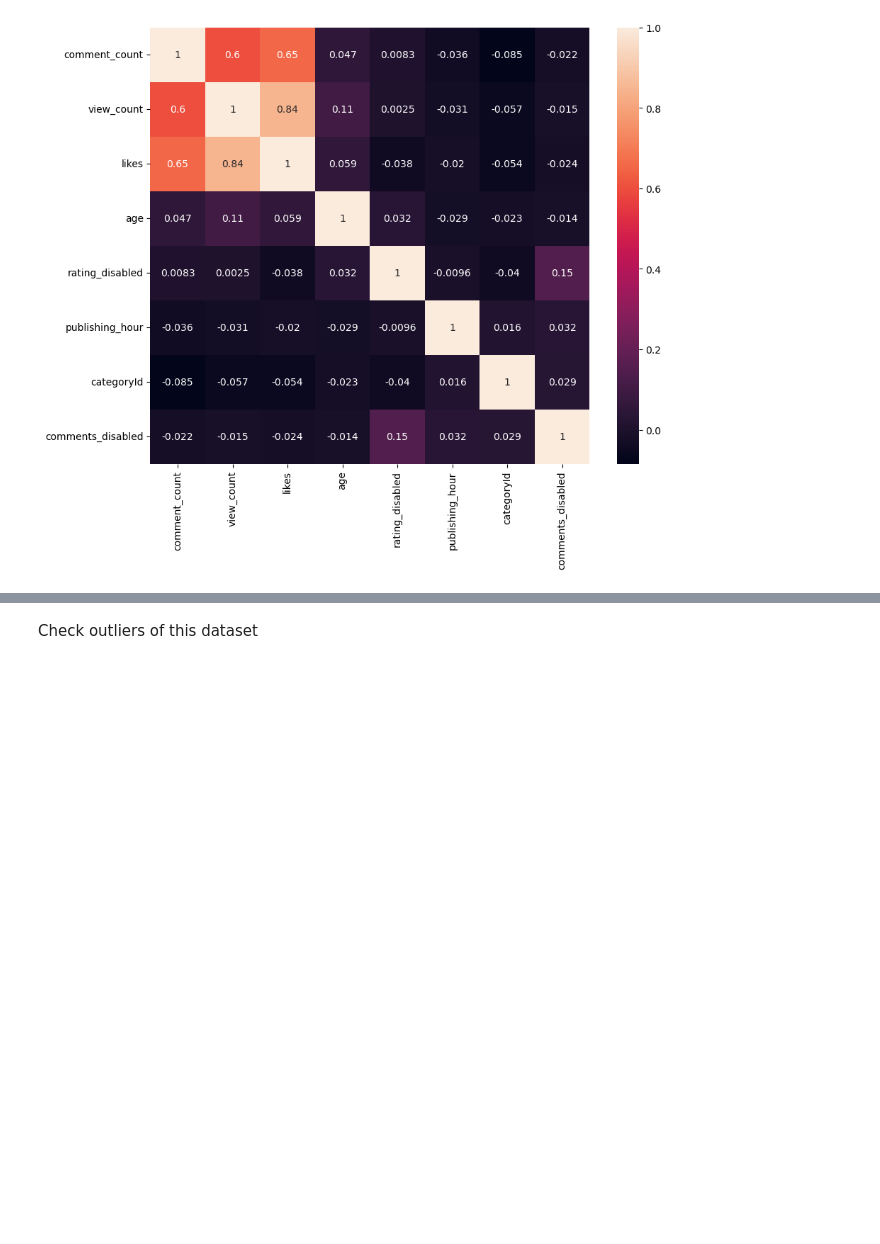
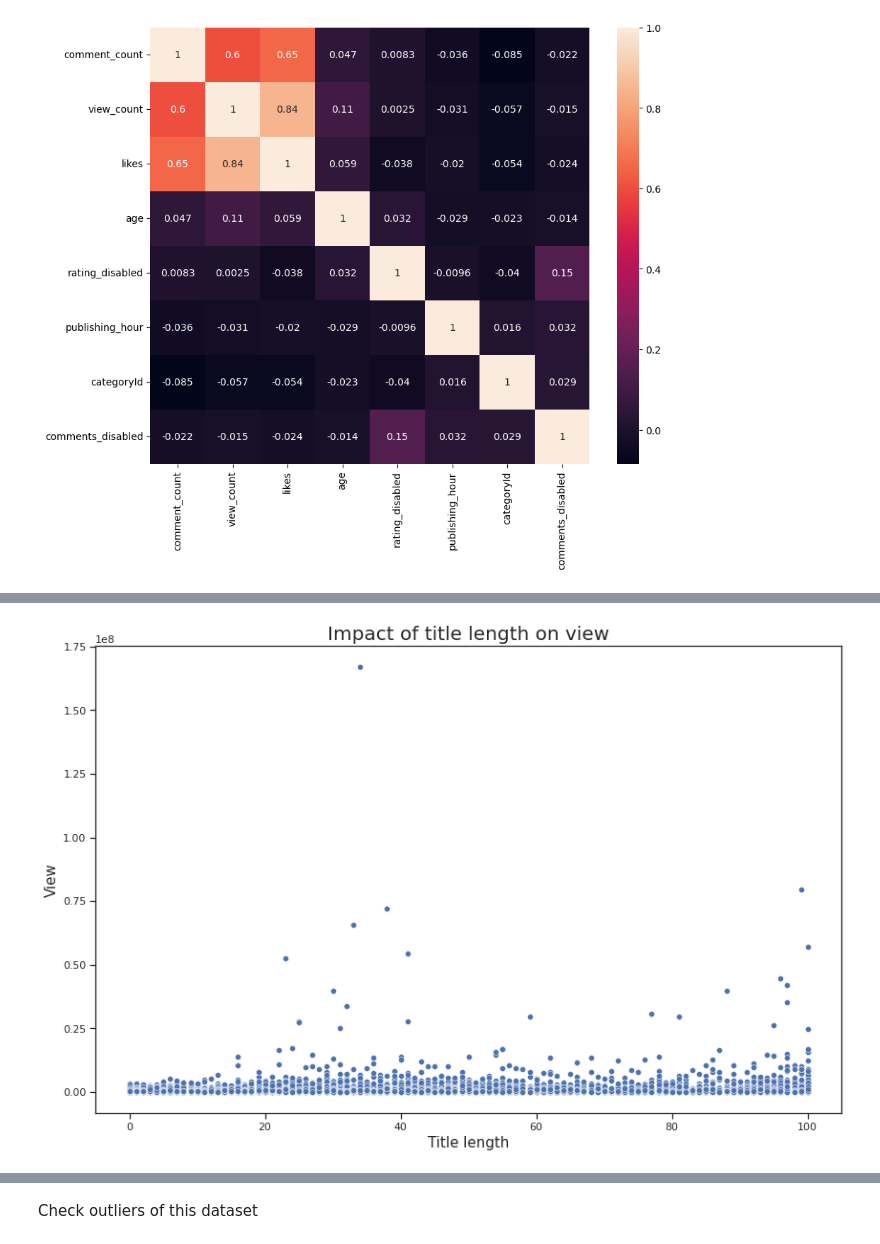
Before and after one commit to ThanhVinhTong/Youtube_Trending_Analysis, a Jupyter notebook: EDA_DS.ipynb, the cells around one changed output, grey strips where cells are left out. Cells and saved outputs as stored; diff of their text form; code cells hidden in the pictures; blank space fills up the shorter version.

```diff
--- a/EDA_DS.ipynb
+++ b/EDA_DS.ipynb
@@ -263,0 +319,11 @@ plt.show()
+# %%
+plt.figure(figsize = (14,9))
+sns.set(style = 'ticks')
+h = sns.scatterplot(x = "title_len", y = "view_count", data = df_yout)
+h.set_title("Impact of title length on view", fontsize=20)
+h.set_xlabel("Title length", fontsize=15)
+h.set_ylabel("View", fontsize=15)
+
+plt.show()
+# %% [output]
+[figure, added]
```
Also changed, not shown: parts of 28 cells of this notebook.
